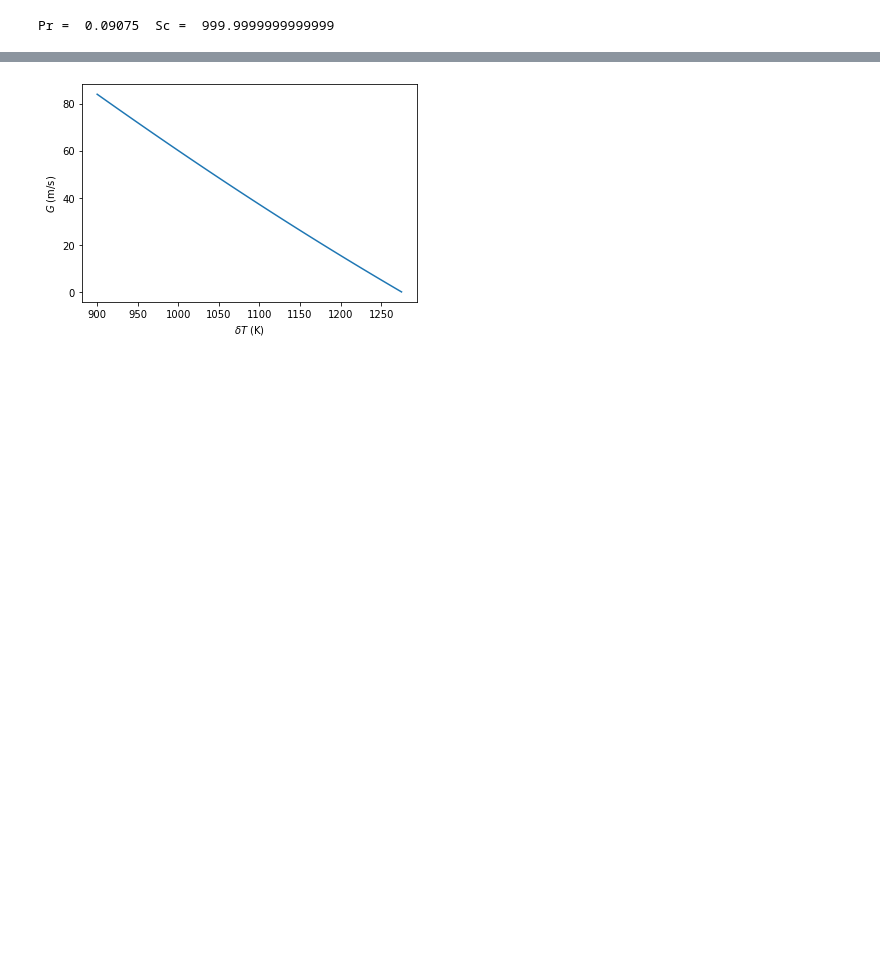
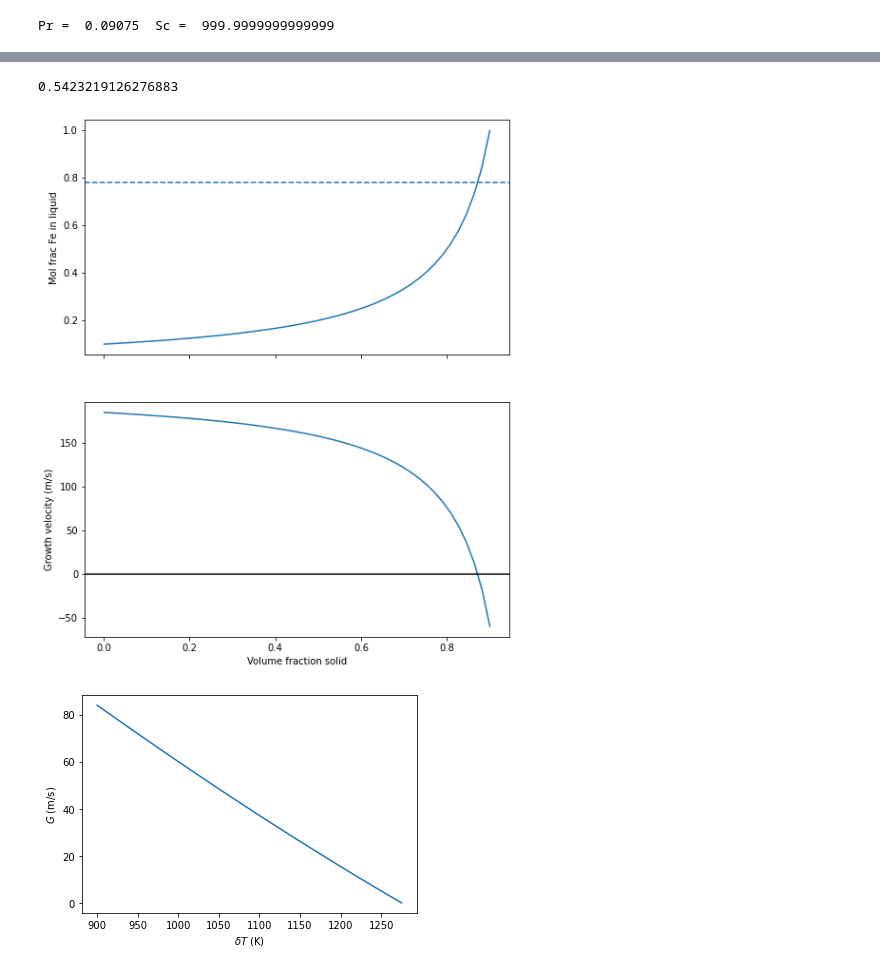
Before and after one commit to andreww/slurry, a Jupyter notebook: nucleation_and_growth.ipynb, the cells around one changed output, grey strips where cells are left out. Saved outputs shown, nothing was run; the diff lists cells and outputs as text; code cells hidden in the pictures; blank space fills up the shorter version.

Commit message:
Working growth velocity calculation with thermodynamics
(I think).

```diff
--- a/nucleation_and_growth.ipynb
+++ b/nucleation_and_growth.ipynb
@@ -49 +70,43 @@ Sun SI: https://static-content.springer.com/esm/art%3A10.1038%2Fs41563-018-0174-
+# %%
+# A point fairly deep inside the two phase region...
+t = 5000.0 # K
+x = 0.9 # mol frac Fe
+p = 330.0 # GPa
+
+# Setup liquid contents and volume fractions solid
+# (conserve O)
+total_volume = 100**3 # cm^3
+vf_solid = np.linspace(0.001, 0.9)
+_, mol_vol_solid, _ = feo_thermodynamics.solid_molar_volume(1.0, p, t)
+mol_vol_liquid, _, _ = feo_thermodynamics.liquid_molar_volume(x, p, t)
+mol_solid =  ((vf_solid * total_volume) / mol_vol_solid)
+total_mol = (total_volume / mol_vol_solid) # is this right?
+mol_frac_solid = mol_solid / total_mol
+
+x_l =  (1.0 - x) / (1.0 - mol_frac_solid) # can this be right?
+# %%
+# Phase equilibrium (just for plotting)
+eq_x_lq, eq_phi_fe, eq_phi_lq, eq_phi_feo, eq_phi_solid = feo_thermodynamics.phase_relations_molar(x, p, t)
+print(eq_phi_solid)
+# %% [output]
+0.5423219126276883
+# %%
+mu_fe_solid, _, _ = feo_thermodynamics.solid_free_energies(1.0, p, t)
+mu_fe_liquid = feo_thermodynamics.fe_liquid_chemical_potential(x_l, p, t)
+growth_velocity = nandg.sun_velocity_fit((mu_fe_solid - mu_fe_liquid)/feo_thermodynamics.avogadro, params.cu_k0, t)
+# %%
+fig, ax = plt.subplots(nrows=2, sharex=True, figsize=(8,10))
+ax[0].plot(vf_solid, x_l)
+
+ax[0].axhline(eq_x_lq, ls='--')
+ax[1].plot(vf_solid, growth_velocity)
+ax[1].axhline(0, c='k', ls='-')
+
+ax[1].set_xlabel('Volume fraction solid')
+ax[1].set_ylabel('Growth velocity (m/s)')
+ax[0].set_ylabel('Mol frac Fe in liquid')
+
+plt.show()
+# %% [output]
+[figure, added]
 # %%
```
Also changed, not shown: parts of 3 cells of this notebook, 1 other file.
